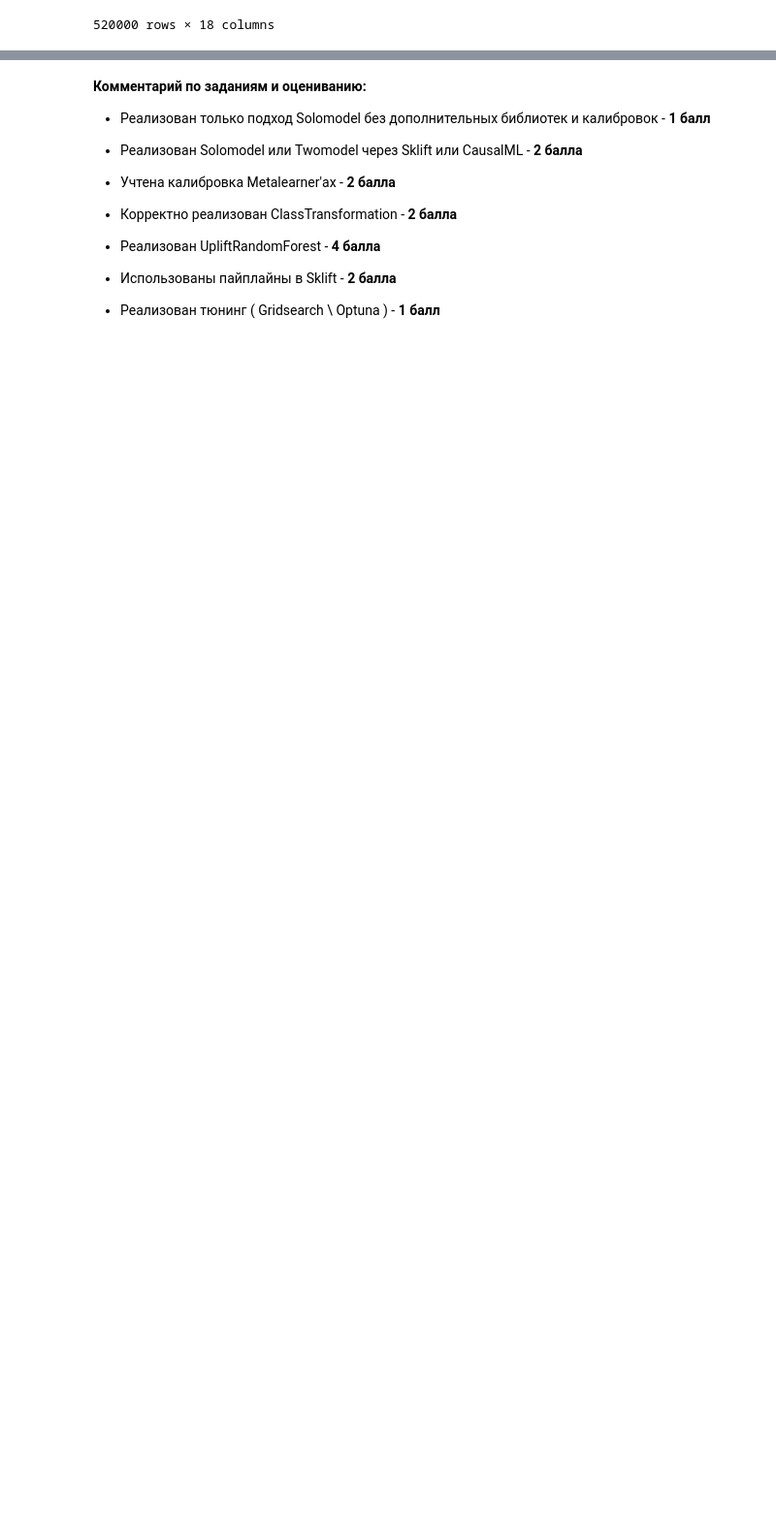
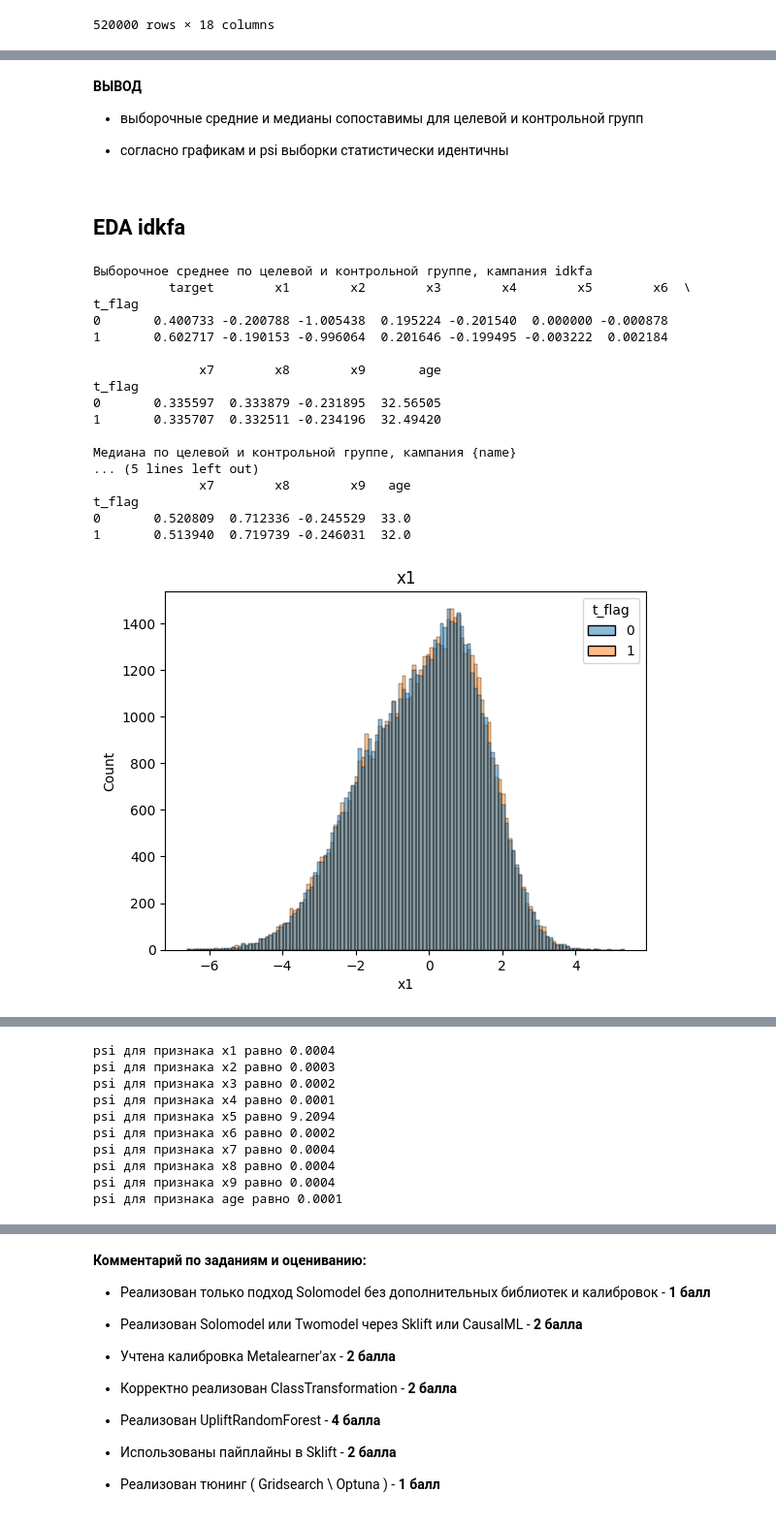
Before and after one commit to InnaBoby/ML_HSE, a Jupyter notebook: HW_6/AI_HW6_uplift.ipynb, the cells around one changed output, grey strips where cells are left out. Shown at 97% size. Saved outputs shown, nothing was run; the diff lists cells and outputs as text; code cells hidden in the pictures; blank space fills up the shorter version.

```diff
--- a/HW_6/AI_HW6_uplift.ipynb
+++ b/HW_6/AI_HW6_uplift.ipynb
@@ -503,0 +651,29 @@ for col in x_names:
+# %% [markdown]
+**ВЫВОД**
+
+* выборочные средние и медианы сопоставимы для целевой и контрольной групп
+
+* согласно графикам и psi выборки статистически идентичны
+# %% [markdown]
+## EDA idkfa
+# %%
+idkfa_df = campaing_EDA('idkfa')
+# %% [output]
+Выборочное среднее по целевой и контрольной группе, кампания idkfa
+          target        x1        x2        x3        x4        x5        x6  \
+t_flag
+0       0.400733 -0.200788 -1.005438  0.195224 -0.201540  0.000000 -0.000878
+1       0.602717 -0.190153 -0.996064  0.201646 -0.199495 -0.003222  0.002184
+
+              x7        x8        x9       age
+t_flag
+0       0.335597  0.333879 -0.231895  32.56505
+1       0.335707  0.332511 -0.234196  32.49420
+
+Медиана по целевой и контрольной группе, кампания {name}
+... (5 lines left out)
+              x7        x8        x9   age
+t_flag
+0       0.520809  0.712336 -0.245529  33.0
+1       0.513940  0.719739 -0.246031  32.0
+[figure, added]
@@ -503,0 +689,10 @@ for col in x_names:
+psi для признака x1 равно 0.0004
+psi для признака x2 равно 0.0003
+psi для признака x3 равно 0.0002
+psi для признака x4 равно 0.0001
+psi для признака x5 равно 9.2094
+psi для признака x6 равно 0.0002
+psi для признака x7 равно 0.0004
+psi для признака x8 равно 0.0004
+psi для признака x9 равно 0.0004
+psi для признака age равно 0.0001
```
Also changed, not shown: parts of 56 cells of this notebook.
